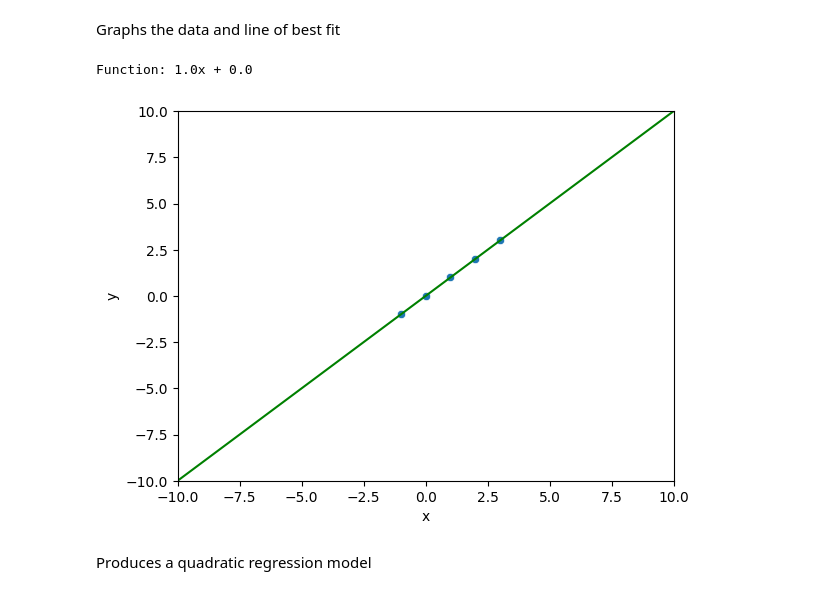
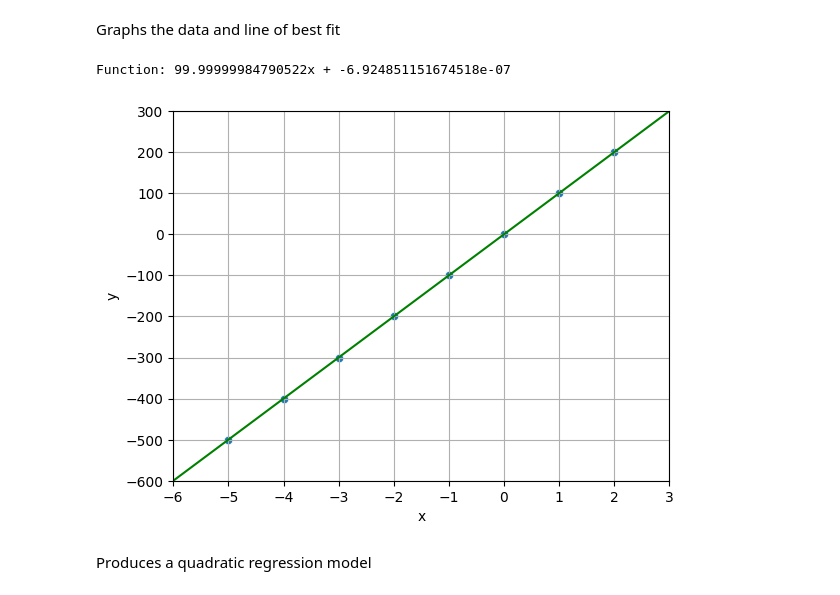
Before and after one commit to liamcolangelo/regression, a Jupyter notebook: regression models.ipynb, the cells around one changed output. Cells and saved outputs as stored; diff of their text form; code cells hidden in the pictures.

```diff
--- a/regression models.ipynb
+++ b/regression models.ipynb
@@ -10,3 +3,18 @@ data = pd.read_csv("data.csv")
+# %%
+import numpy as np
+import matplotlib.pyplot as plt
+import pandas as pd
+import seaborn as sns
+
+tolerance = 1e-6
+
+data = pd.read_csv("data.csv")
+inputs = data["x"]
+actuals = data["y"]
+x_max = (int(str(max(inputs)).replace("-", "")[0]) + 1) * (10 ** (len(str(max(inputs)).replace("-", "").split(".")[0]) - 1)) * (-1 if max(inputs) < 0 else 1)
+x_min = (int(str(min(inputs)).replace("-", "")[0]) + (1 if min(inputs) < 0 else -1)) * (10 ** (len(str(min(inputs)).replace("-", "").split(".")[0]) - 1)) * (-1 if min(inputs) < 0 else 1)
+y_max = (int(str(max(actuals)).replace("-", "")[0]) + 1) * (10 ** (len(str(max(actuals)).replace("-", "").split(".")[0]) - 1)) * (-1 if max(actuals) < 0 else 1)
+y_min = (int(str(min(actuals)).replace("-", "")[0]) + (1 if min(actuals) < 0 else -1)) * (10 ** (len(str(min(actuals)).replace("-", "").split(".")[0]) - 1)) * (-1 if min(actuals) < 0 else 1)
 # %% [markdown]
 Produces a linear regression model from data
 # %%
@@ -15,14 +23,17 @@ def linear_regression_model(data):
     b = 0
     def funct(x):
         return x * m + b
-    inputs = data["x"]
-    actuals = data["y"]
-    learning_rate = 0.1 / max(inputs)
-    for iter in range(1000):
+    learning_rate = 0.001 / abs(max(inputs))
+    for iter in range(100_000):
+        count = 0
         for i in range(len(inputs)):
             error = actuals[i] - funct(inputs[i])
+            if error < tolerance and error > -1 * tolerance:
+                count += 1
             m += learning_rate * inputs[i] * error
             b += learning_rate * error
+        if count == len(inputs):
+            break
     print(f"Function: {m}x + {b}")
     return [m,b]
 # %% [markdown]
@@ -30,20 +41,21 @@ Graphs the data and line of best fit
 # %%
 terms = linear_regression_model(data)
 m = terms[0]
 b = terms[1]
 
-x = np.linspace(-10, 10, 100)
+x = np.linspace(x_min, x_max, 100)
 y = m * x + b
 
 line_data = pd.DataFrame({'x': x, 'y': y})
 sns.lineplot(data=line_data, x="x", y="y", color="green")
 sns.scatterplot(data=data, x="x", y="y")
-plt.xlim(-10, 10)
-plt.ylim(-10, 10)
+plt.xlim(x_min, x_max)
+plt.ylim(y_min, y_max)
+plt.grid()
 plt.show()
 # %% [output]
-Function: 1.0x + 0.0
+Function: 99.99999984790522x + -6.924851151674518e-07
-[figure, old version]
+[figure, new version]
 # %% [markdown]
 Produces a quadratic regression model
 # %%
```
Also changed, not shown: parts of 5 cells of this notebook.
